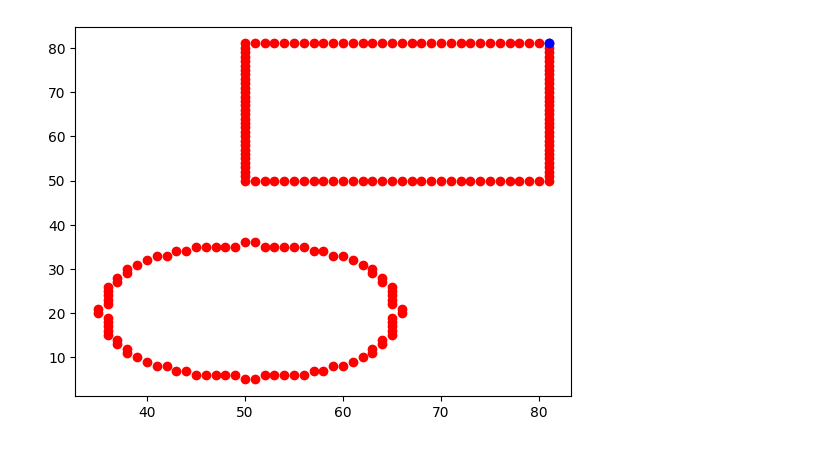
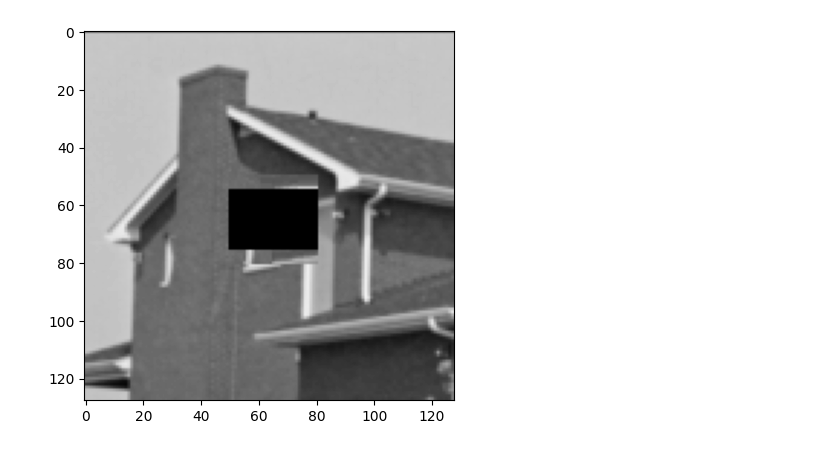
Before and after one commit to clementgilli/inpainting, a Jupyter notebook: worksheet.ipynb, the cells around one changed output. Cells and saved outputs as stored; diff of their text form; code cells hidden in the pictures.

```diff
--- a/worksheet.ipynb
+++ b/worksheet.ipynb
@@ -18,7 +17,0 @@ plt.imshow(imgp.zone); # pourquoi pas la meme priorité sur les bors de l'image
-# %%
-out = imgp.outlines_target(2)
-max_prio = imgp.find_max_priority()
-plt.scatter(out.reshape(-1,2)[:,1],out.reshape(-1,2)[:,0],c='r')
-plt.scatter(max_prio[1],max_prio[0],c='b');
-# %% [output]
-[figure, removed]
@@ -24,0 +47,4 @@ plt.scatter(max_prio[1],max_prio[0],c='b');
+# %%
+imgp.show_img()
+# %% [output]
+[figure, added]
```
Also changed, not shown: parts of 5 cells of this notebook, 1 other file.
